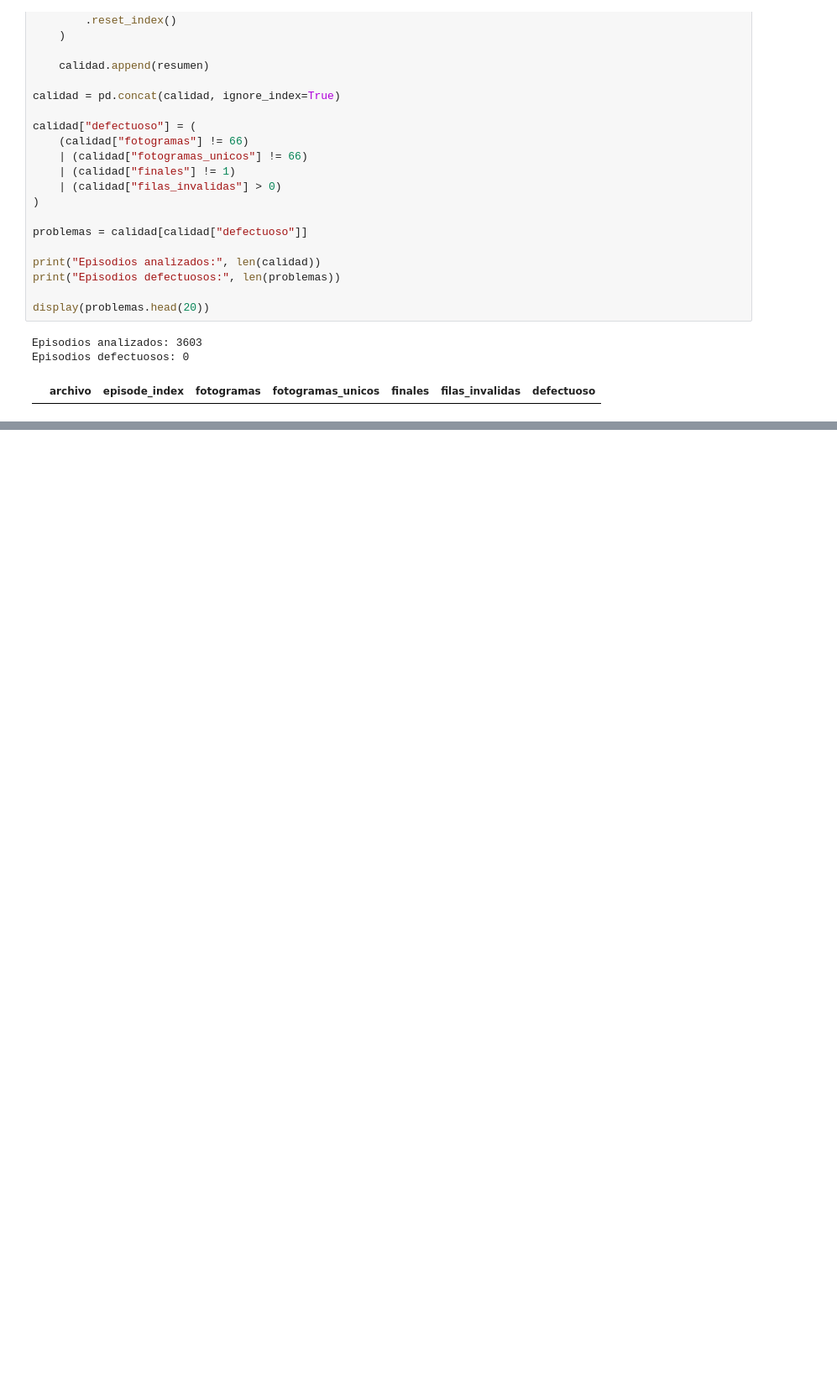
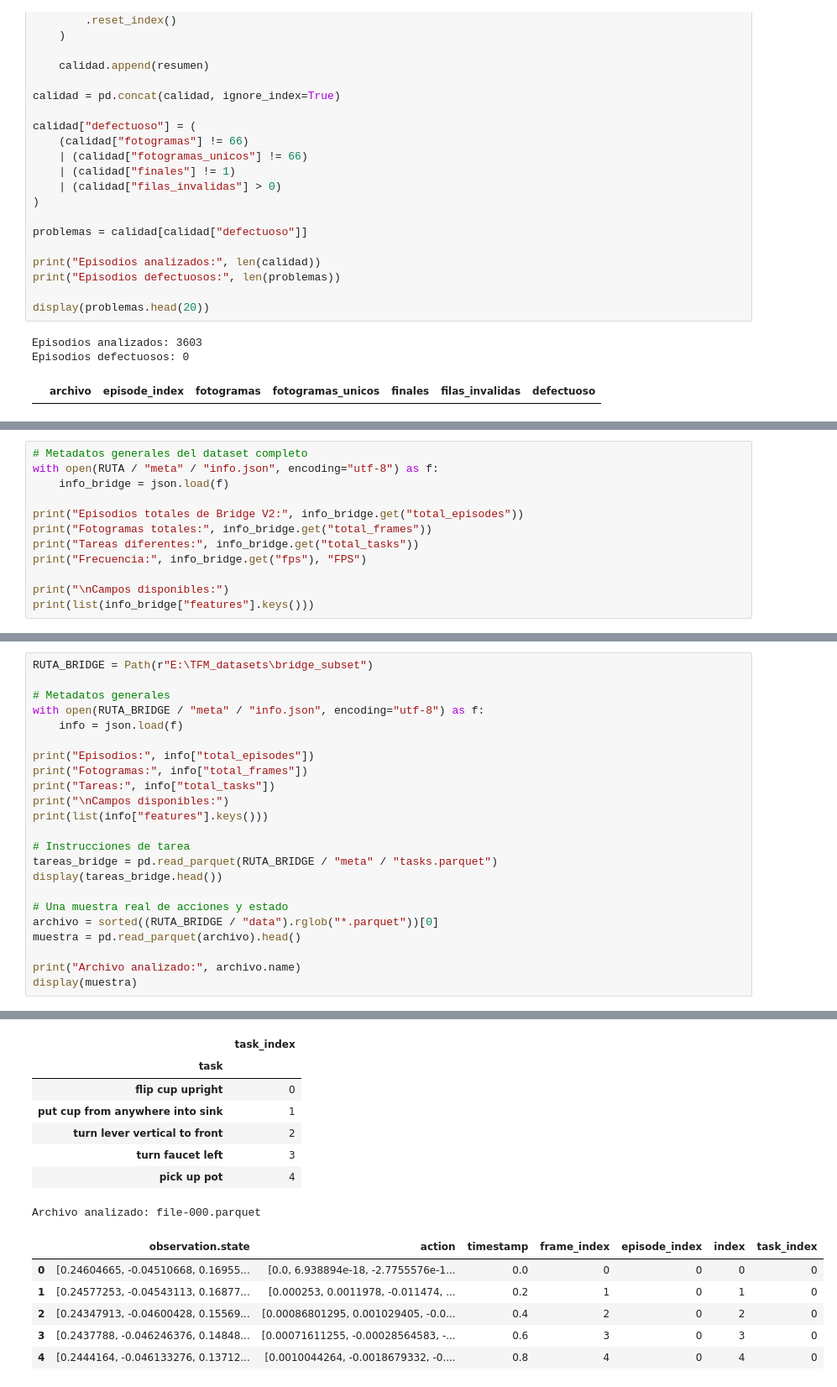
Before and after one commit to osoria80/TFM-VLA, a Jupyter notebook: notebooks/02_estudio_dataset.ipynb, the cells around one changed output, grey strips where cells are left out. Shown at 84% size. Cells and saved outputs as stored; diff of their text form; blank space fills up the shorter version.

```diff
--- a/notebooks/02_estudio_dataset.ipynb
+++ b/notebooks/02_estudio_dataset.ipynb
@@ -471,0 +476,12 @@ Episodios defectuosos: 0
+# %%
+# Metadatos generales del dataset completo
+with open(RUTA / "meta" / "info.json", encoding="utf-8") as f:
+    info_bridge = json.load(f)
+
+print("Episodios totales de Bridge V2:", info_bridge.get("total_episodes"))
+print("Fotogramas totales:", info_bridge.get("total_frames"))
+print("Tareas diferentes:", info_bridge.get("total_tasks"))
+print("Frecuencia:", info_bridge.get("fps"), "FPS")
+
+print("\nCampos disponibles:")
+print(list(info_bridge["features"].keys()))
@@ -471,0 +519,24 @@ Episodios defectuosos: 0
+# %%
+RUTA_BRIDGE = Path(r"E:\TFM_datasets\bridge_subset")
+
+# Metadatos generales
+with open(RUTA_BRIDGE / "meta" / "info.json", encoding="utf-8") as f:
+    info = json.load(f)
+
+print("Episodios:", info["total_episodes"])
+print("Fotogramas:", info["total_frames"])
+print("Tareas:", info["total_tasks"])
+print("\nCampos disponibles:")
+print(list(info["features"].keys()))
+
+# Instrucciones de tarea
+tareas_bridge = pd.read_parquet(RUTA_BRIDGE / "meta" / "tasks.parquet")
+display(tareas_bridge.head())
+
+# Una muestra real de acciones y estado
+archivo = sorted((RUTA_BRIDGE / "data").rglob("*.parquet"))[0]
+muestra = pd.read_parquet(archivo).head()
+
+print("Archivo analizado:", archivo.name)
+display(muestra)
+# %% [output]
@@ -471,0 +549,14 @@ Episodios defectuosos: 0
+|  | task_index |
+| task |  |
+| flip cup upright | 0 |
+| put cup from anywhere into sink | 1 |
+| turn lever vertical to front | 2 |
+| turn faucet left | 3 |
+| pick up pot | 4 |
+Archivo analizado: file-000.parquet
+|  | observation.state | action | timestamp | frame_index | episode_index | index | task_index |
+| 0 | [0.24604665, -0.04510668, 0.16955... | [0.0, 6.938894e-18, -2.7755576e-1... | 0.0 | 0 | 0 | 0 | 0 |
+| 1 | [0.24577253, -0.04543113, 0.16877... | [0.000253, 0.0011978, -0.011474, ... | 0.2 | 1 | 0 | 1 | 0 |
+| 2 | [0.24347913, -0.04600428, 0.15569... | [0.00086801295, 0.001029405, -0.0... | 0.4 | 2 | 0 | 2 | 0 |
+| 3 | [0.2437788, -0.046246376, 0.14848... | [0.00071611255, -0.00028564583, -... | 0.6 | 3 | 0 | 3 | 0 |
+| 4 | [0.2444164, -0.046133276, 0.13712... | [0.0010044264, -0.0018679332, -0.... | 0.8 | 4 | 0 | 4 | 0 |
```
Also changed, not shown: parts of 22 cells of this notebook.
